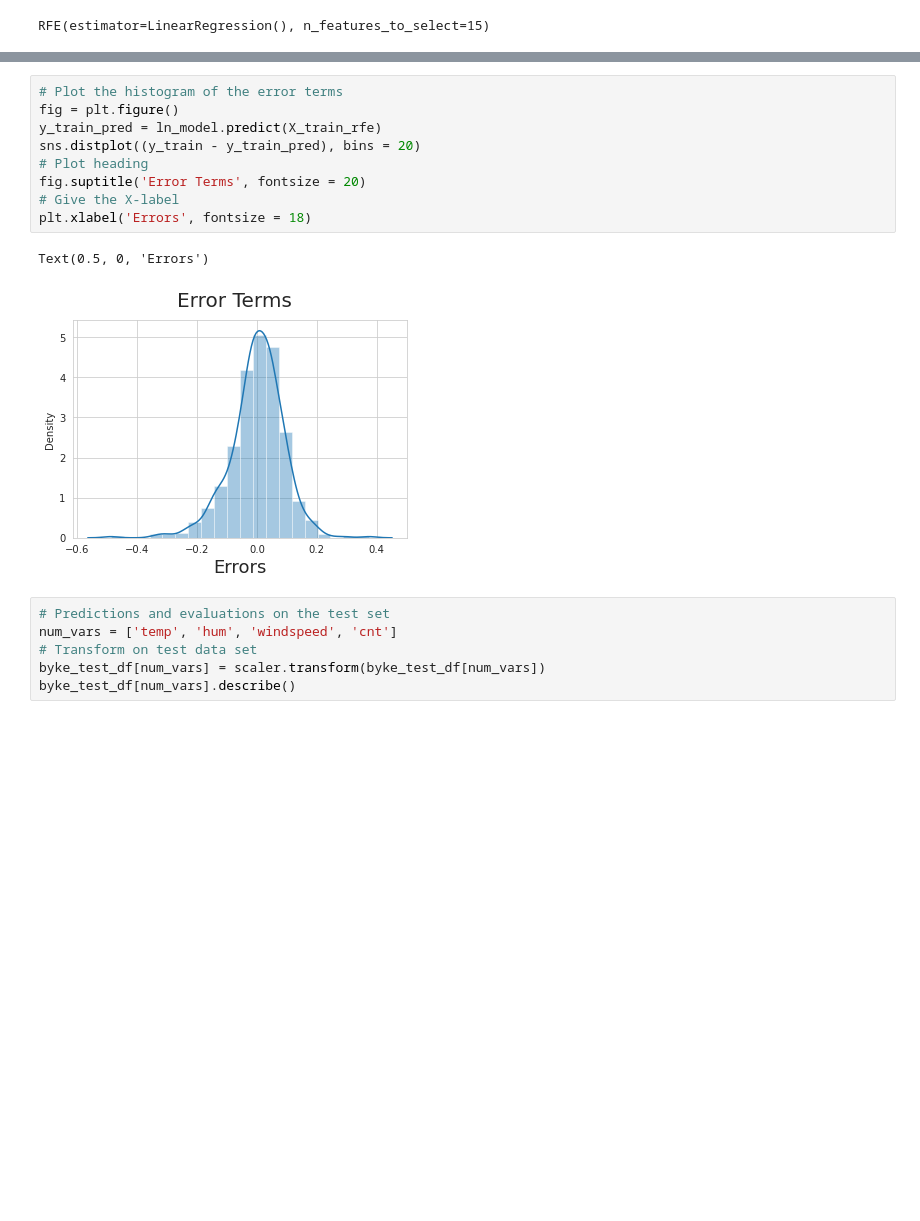
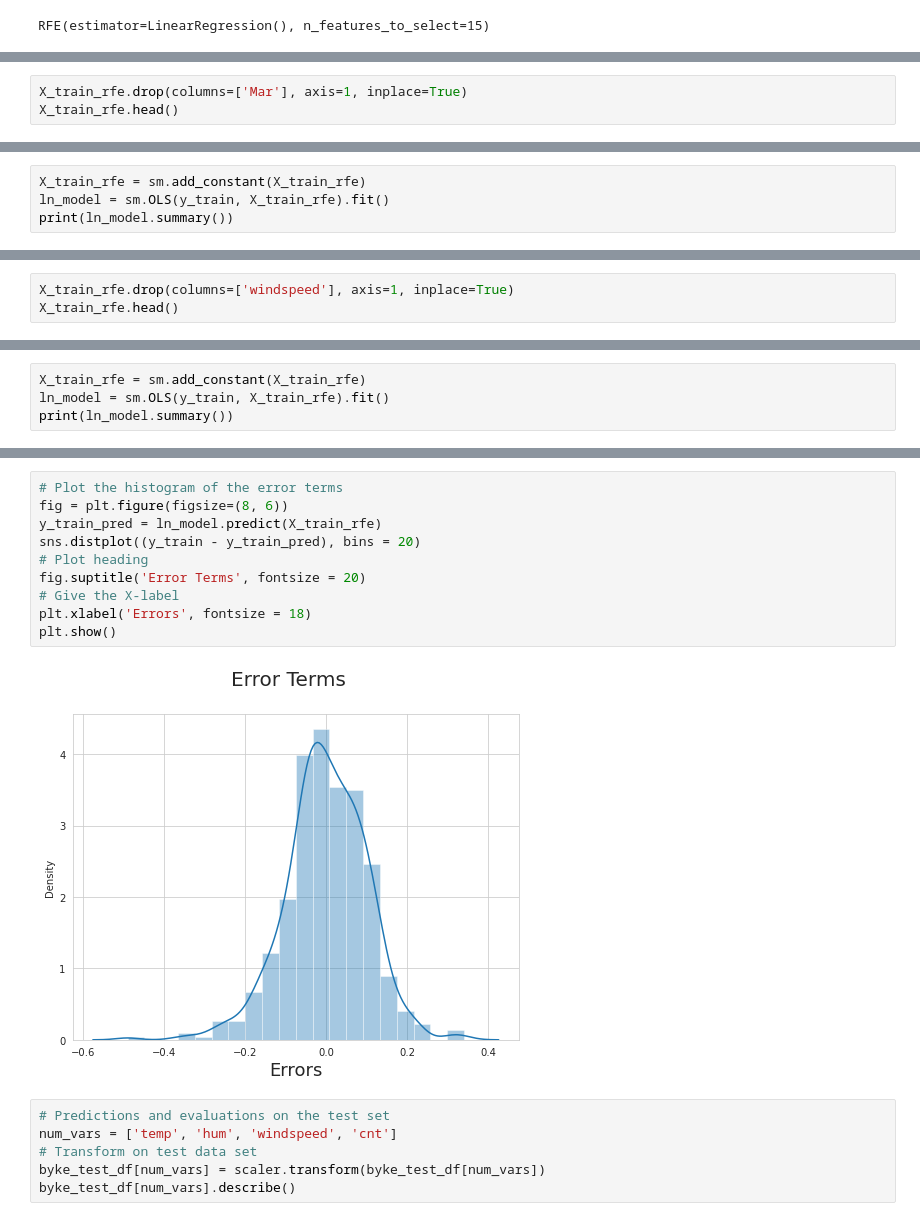
Before and after one commit to hanumant-jadhav/BikeSharing, a Jupyter notebook: Bike_Sharing.ipynb, the cells around one changed output, grey strips where cells are left out. Saved outputs shown, nothing was run; the diff lists cells and outputs as text; blank space fills up the shorter version.

Commit message:
Improved model on basis of VIF

```diff
--- a/Bike_Sharing.ipynb
+++ b/Bike_Sharing.ipynb
@@ -615,0 +745,3 @@ vif
+# %%
+X_train_rfe.drop(columns=['Mar'], axis=1, inplace=True)
+X_train_rfe.head()
@@ -615,0 +755,4 @@ vif
+# %%
+X_train_rfe = sm.add_constant(X_train_rfe)
+ln_model = sm.OLS(y_train, X_train_rfe).fit()
+print(ln_model.summary())
@@ -615,0 +800,3 @@ vif
+# %%
+X_train_rfe.drop(columns=['windspeed'], axis=1, inplace=True)
+X_train_rfe.head()
@@ -615,0 +810,4 @@ vif
+# %%
+X_train_rfe = sm.add_constant(X_train_rfe)
+ln_model = sm.OLS(y_train, X_train_rfe).fit()
+print(ln_model.summary())
@@ -616,15 +854,15 @@ vif
 # %%
 # Plot the histogram of the error terms
-fig = plt.figure()
+fig = plt.figure(figsize=(8, 6))
 y_train_pred = ln_model.predict(X_train_rfe)
 sns.distplot((y_train - y_train_pred), bins = 20)
 # Plot heading
 fig.suptitle('Error Terms', fontsize = 20)
 # Give the X-label
 plt.xlabel('Errors', fontsize = 18)
+plt.show()
 # %% [output]
-Text(0.5, 0, 'Errors')
-[figure, old version]
+[figure, new version]
 # %%
 # Predictions and evaluations on the test set
 num_vars = ['temp', 'hum', 'windspeed', 'cnt']
```
Also changed, not shown: parts of 25 cells of this notebook.
